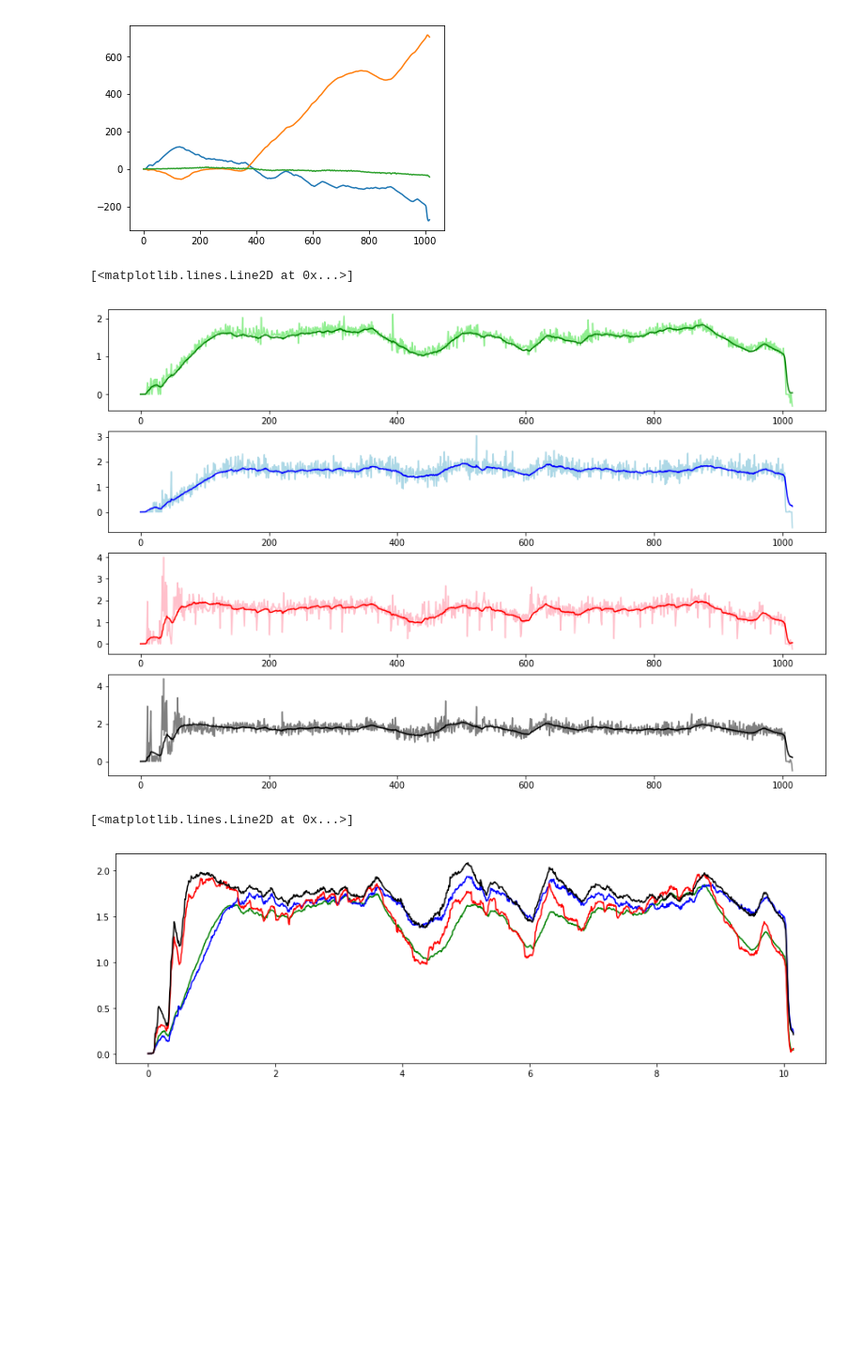
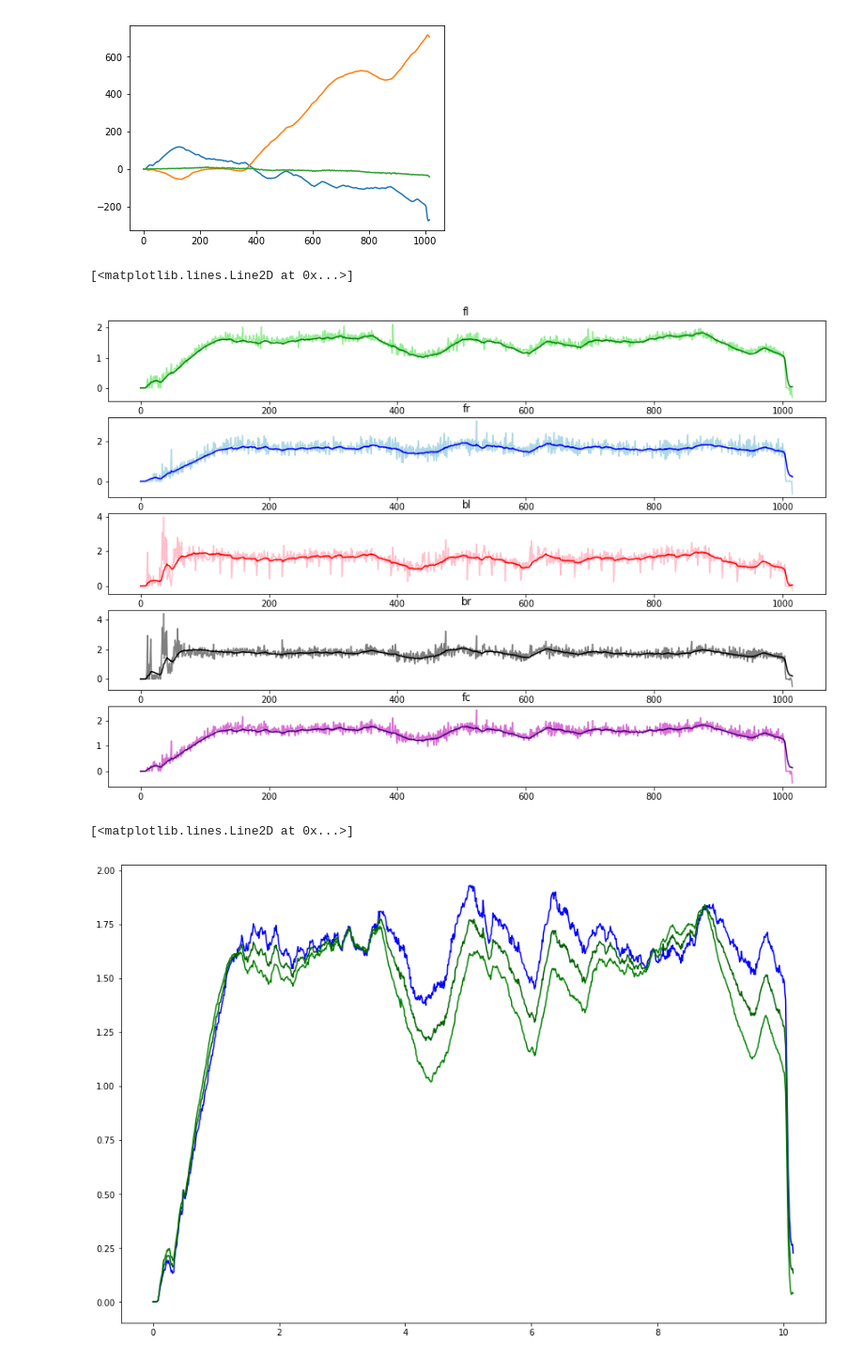
Before and after one commit to berickson/car, a Jupyter notebook: notebooks/Odometry.ipynb, the cells around one changed output. Shown at 94% size. Saved outputs shown, nothing was run; the diff lists cells and outputs as text; code cells hidden in the pictures; blank space fills up the shorter version.

```diff
--- a/notebooks/Odometry.ipynb
+++ b/notebooks/Odometry.ipynb
@@ -82,7 +82,7 @@ def get_td(folder):
 
     # create td.heading from yaw, represents total turn angle from start
     dy = td.yaw.diff()
-    td.heading = np.cumsum(dy + 360*(dy<-190))
+    td.heading = np.cumsum(dy + 360*(dy<-190)-360*(dy>190))
 
     # create center wheels
     td.fc = (td.fl+td.fr)/2. # front center
@@ -246,34 +251,47 @@ run.fl_kv = kalman_v(run.ax,run.fl_v)
 run.fr_kv = kalman_v(run.ax,run.fr_v)
 run.bl_kv = kalman_v(run.ax,run.bl_v)
 run.br_kv = kalman_v(run.ax,run.br_v)
+# %%
+run.fc_kv = (run.fl_kv+run.fr_kv)/2
+run.fc_v =( run.fl_v+run.fr_v)/2
 # %%
 big_figure()
-plt.subplot(4,1,1)
+plt.subplot(5,1,1)
+plt.title('fl')
 plt.plot(run.fl_v,color='lightgreen')
 plt.plot(run.fl_kv,color='green')
 
-plt.subplot(4,1,2)
+plt.subplot(5,1,2)
+plt.title('fr')
 plt.plot(run.fr_v,color='lightblue')
 plt.plot(run.fr_kv,color='blue')
 
-plt.subplot(4,1,3)
+plt.subplot(5,1,3)
+plt.title('bl')
 plt.plot(run.bl_v,color='pink')
 plt.plot(run.bl_kv,color='red')
 
-plt.subplot(4,1,4)
+plt.subplot(5,1,4)
+plt.title('br')
 plt.plot(run.br_v,color='gray')
 plt.plot(run.br_kv,color='black')
+
+plt.subplot(5,1,5)
+plt.title('fc')
+plt.plot(run.fc_v,color='orchid')
+plt.plot(run.fc_kv,color='indigo')
 # %% [output]
 [<matplotlib.lines.Line2D at 0x...>]
-[figure, old version]
+[figure, new version]
 # %%
 big_figure()
-plt.subplot(2,1,1)
+#plt.subplot(2,1,1)
 plt.plot(run.t ,run.fl_kv, color='green')
 plt.plot(run.t, run.fr_kv, color='blue')
+plt.plot(run.t, run.fc_kv, color='darkgreen')
 #plt.subplot(2,1,2)
-plt.plot(run.t, run.bl_kv, color='red')
-plt.plot(run.t, run.br_kv, color='black')
+#plt.plot(run.t, run.bl_kv, color='red')
+#plt.plot(run.t, run.br_kv, color='black')
 # %% [output]
 [<matplotlib.lines.Line2D at 0x...>]
-[figure, old version]
+[figure, new version]
```
Also changed, not shown: parts of 12 cells of this notebook, 13 other files.
